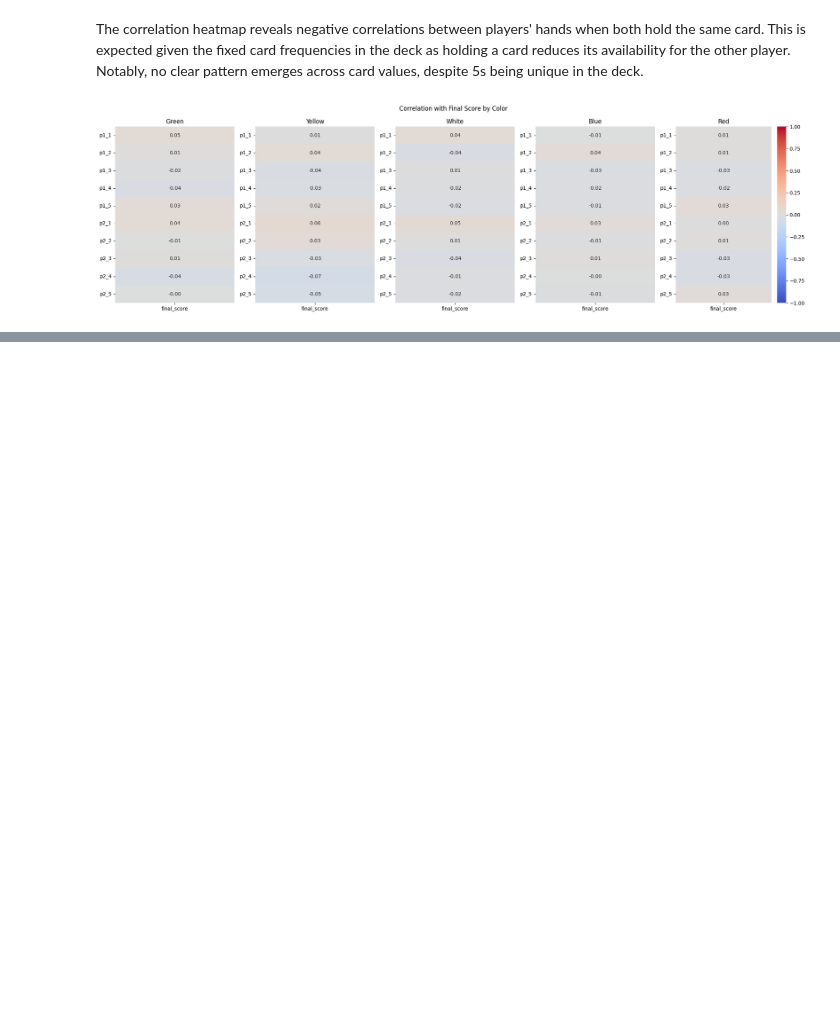
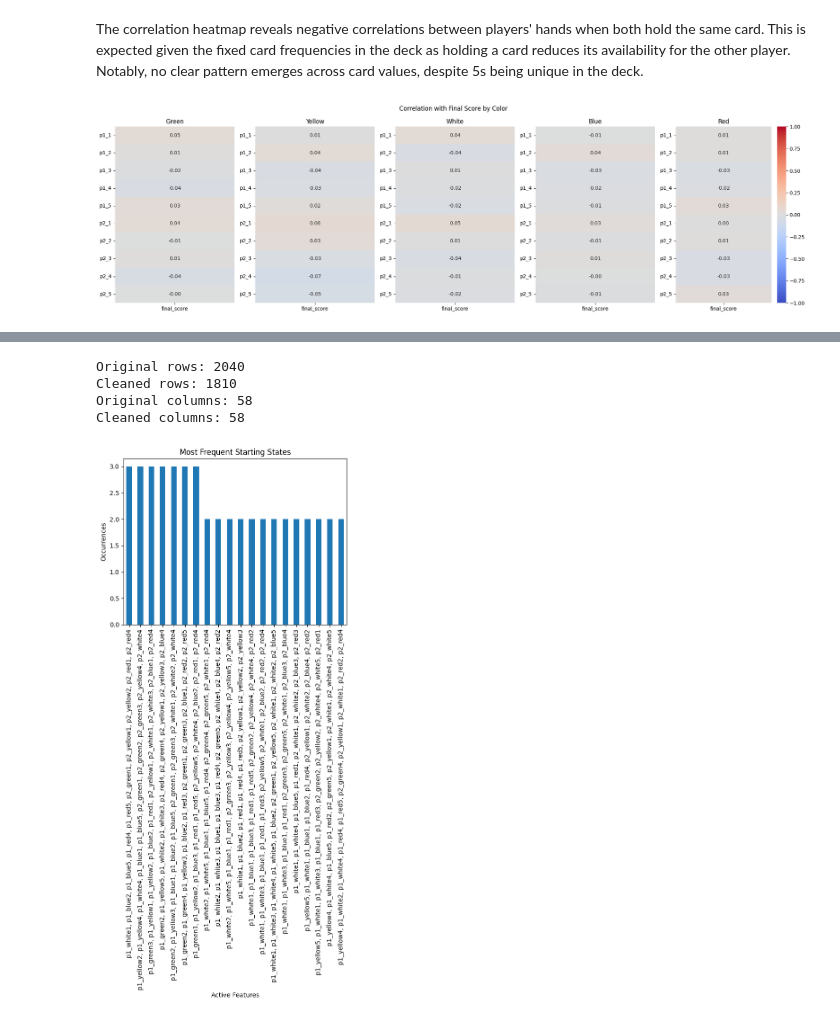
Before and after one commit to cosimab/hanabi_ml, a Jupyter notebook: 1_DatasetCharacteristics/exploratory_data_analysis.ipynb, the cells around one changed output, grey strips where cells are left out. Cells and saved outputs as stored; diff of their text form; code cells hidden in the pictures; blank space fills up the shorter version.

```diff
--- a/1_DatasetCharacteristics/exploratory_data_analysis.ipynb
+++ b/1_DatasetCharacteristics/exploratory_data_analysis.ipynb
@@ -463,0 +470,61 @@ No single feature shows a clear correlation with the final score.
+# %%
+hand_cols = [c for c in df.columns if c not in ["file_source", "final_score", "p1_hand_sum", "p2_hand_sum", "p1_total_cards", "p2_total_cards", "p1_avg_value", "p2_avg_value"]]
+
+# if a starting hand is duplicated > 3 times, pick only 2 random
+keep_indices = (
+    df.groupby(hand_cols)
+      .apply(
+          lambda g: (
+              g.sample(2, random_state=42).index
+              if len(g) > 3
+              else g.index
+          )
+      )
+      .explode()
+      .astype(int)
+)
+
+df_clean = df.loc[keep_indices].reset_index(drop=True)
+
+print("Original rows:", len(df))
+print("Cleaned rows:", len(df_clean))
+print("Original columns:", df.shape[1])
+print("Cleaned columns:", df_clean.shape[1])
+
+# Plot the distribution of starting hands in the clean dataset
+state_frequencies = (
+    df_clean[hand_cols]
+    .value_counts()
+    .sort_values(ascending=False)
+)
+
+# Convert each state tuple to a readable label
+labels = []
+for state in state_frequencies.index:
+    active_features = [
+        col
+        for col, value in zip(hand_cols, state)
+        if value != 0
+    ]
+
+    labels.append(", ".join(active_features) if active_features else "None")
+
+# Plot top 20
+top_n = 20
+ax = state_frequencies.head(top_n).plot(kind="bar")
+
+ax.set_xticklabels(labels[:top_n], rotation=90)
+
+plt.xlabel("Active Features")
+plt.ylabel("Occurrences")
+plt.title("Most Frequent Starting States")
+plt.show()
+
+# save the clean dataset as a csv file
+df_clean.to_csv("hanabi_dataset_clean.csv", index=False)
+# %% [output]
+Original rows: 2040
+Cleaned rows: 1810
+Original columns: 58
+Cleaned columns: 58
+[figure, added]
```
Also changed, not shown: parts of 7 cells of this notebook, 1 other file.
